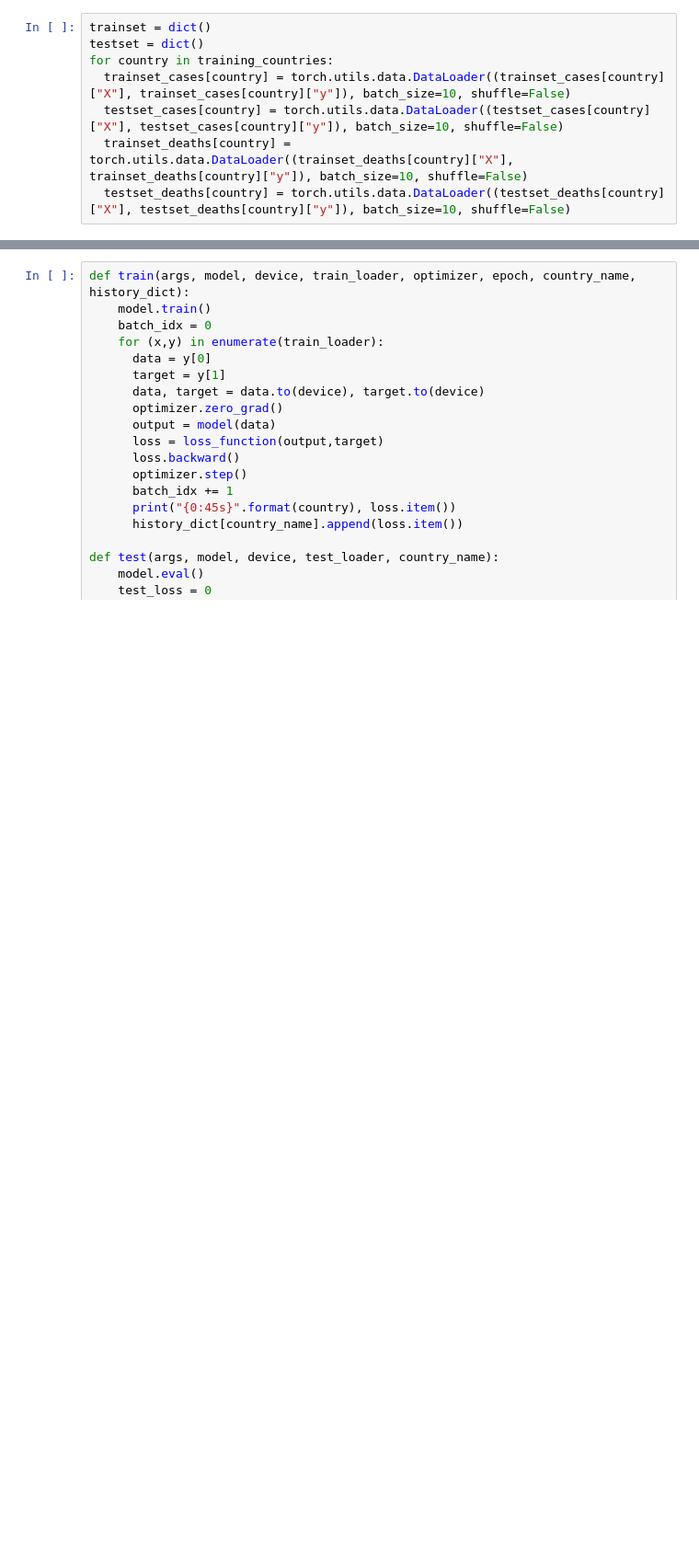
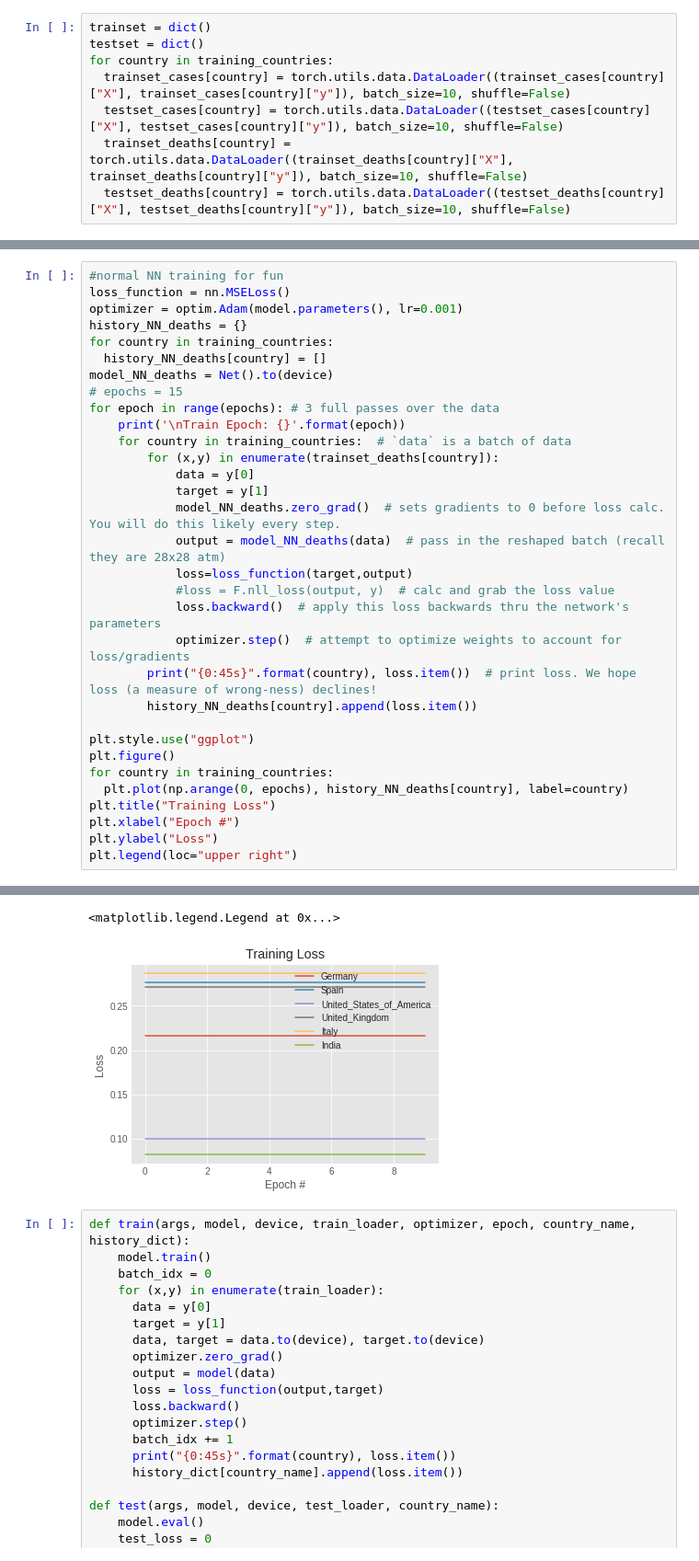
Before and after one commit to kartika-nair/Benchmarking_Of_NODE, a Jupyter notebook: Visualisation.ipynb, the cells around one changed output, grey strips where cells are left out. Shown at 92% size. Saved outputs shown, nothing was run; the diff lists cells and outputs as text; blank space fills up the shorter version.

```diff
--- a/Visualisation.ipynb
+++ b/Visualisation.ipynb
@@ -1035,0 +1072,33 @@ for country in training_countries:
+# %%
+#normal NN training for fun
+loss_function = nn.MSELoss()
+optimizer = optim.Adam(model.parameters(), lr=0.001)
+history_NN_deaths = {}
+for country in training_countries:
+  history_NN_deaths[country] = []
+model_NN_deaths = Net().to(device)
+# epochs = 15
+for epoch in range(epochs): # 3 full passes over the data
+    print('\nTrain Epoch: {}'.format(epoch))
+    for country in training_countries:  # `data` is a batch of data
+        for (x,y) in enumerate(trainset_deaths[country]):
+            data = y[0]
+            target = y[1]
+            model_NN_deaths.zero_grad()  # sets gradients to 0 before loss calc. You will do this likely every step.
+            output = model_NN_deaths(data)  # pass in the reshaped batch (recall they are 28x28 atm)
+            loss=loss_function(target,output)
+            #loss = F.nll_loss(output, y)  # calc and grab the loss value
+            loss.backward()  # apply this loss backwards thru the network's parameters
+            optimizer.step()  # attempt to optimize weights to account for loss/gradients
+        print("{0:45s}".format(country), loss.item())  # print loss. We hope loss (a measure of wrong-ness) declines!
+        history_NN_deaths[country].append(loss.item())
+
+plt.style.use("ggplot")
+plt.figure()
+for country in training_countries:
+  plt.plot(np.arange(0, epochs), history_NN_deaths[country], label=country)
+plt.title("Training Loss")
+plt.xlabel("Epoch #")
+plt.ylabel("Loss")
+plt.legend(loc="upper right")
+# %% [output]
@@ -1036,3 +1122,5 @@ for country in training_countries:
+<matplotlib.legend.Legend at 0x...>
+[figure, added]
 # %%
 def train(args, model, device, train_loader, optimizer, epoch, country_name, history_dict):
     model.train()
```
Also changed, not shown: parts of 3 cells of this notebook.
